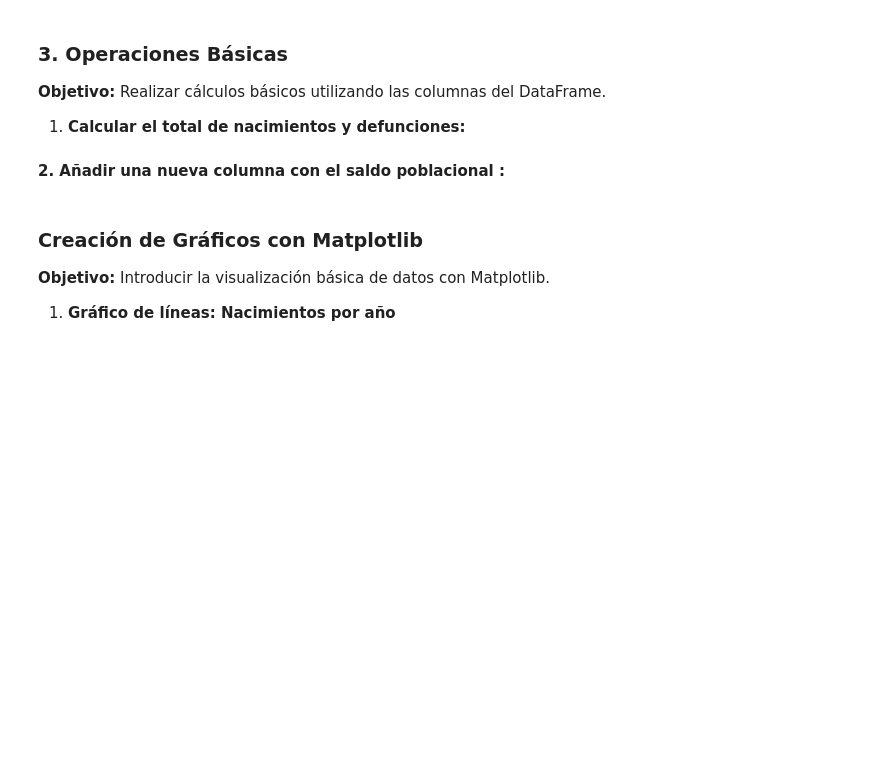
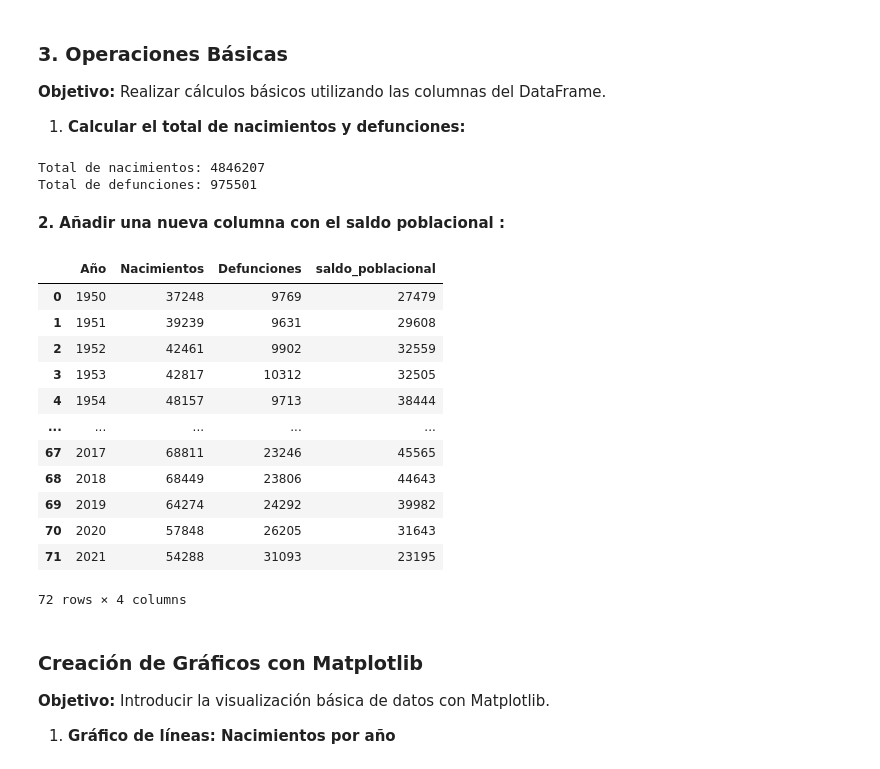
Before and after one commit to esquivelac98/Programacion-Python-Basico-GRUPO-1---6181133432, a Jupyter notebook: Estudiantes/Kevin Esquivel/Prácticas/Practica_9.ipynb, the cells around one changed output. Saved outputs shown, nothing was run; the diff lists cells and outputs as text; code cells hidden in the pictures; blank space fills up the shorter version.

```diff
--- a/Estudiantes/Kevin Esquivel/Prácticas/Practica_9.ipynb
+++ b/Estudiantes/Kevin Esquivel/Prácticas/Practica_9.ipynb
@@ -154,7 +184,34 @@ plt.show()
+# %%
+# total_nacimientos
+total_nacimientos = df['Nacimientos'].sum()
+# total_defunciones
+total_defunciones = df['Defunciones'].sum()
+
+print(f'Total de nacimientos: {total_nacimientos}')
+print(f'Total de defunciones: {total_defunciones}')
+# %% [output]
+Total de nacimientos: 4846207
+Total de defunciones: 975501
 # %% [markdown]
 **2\. Añadir una nueva columna con el saldo poblacional :**
 # %%
 #Saldo Poblacional
+df['saldo_poblacional'] = df['Nacimientos'] - df['Defunciones']
+df
+# %% [output]
+|  | Año | Nacimientos | Defunciones | saldo_poblacional |
+| 0 | 1950 | 37248 | 9769 | 27479 |
+| 1 | 1951 | 39239 | 9631 | 29608 |
+| 2 | 1952 | 42461 | 9902 | 32559 |
+| 3 | 1953 | 42817 | 10312 | 32505 |
+| 4 | 1954 | 48157 | 9713 | 38444 |
+| ... | ... | ... | ... | ... |
+| 67 | 2017 | 68811 | 23246 | 45565 |
+| 68 | 2018 | 68449 | 23806 | 44643 |
+| 69 | 2019 | 64274 | 24292 | 39982 |
+| 70 | 2020 | 57848 | 26205 | 31643 |
+| 71 | 2021 | 54288 | 31093 | 23195 |
+72 rows × 4 columns
 # %% [markdown]
 ### **Creación de Gráficos con Matplotlib**
 
```
Also changed, not shown: parts of 15 cells of this notebook.
